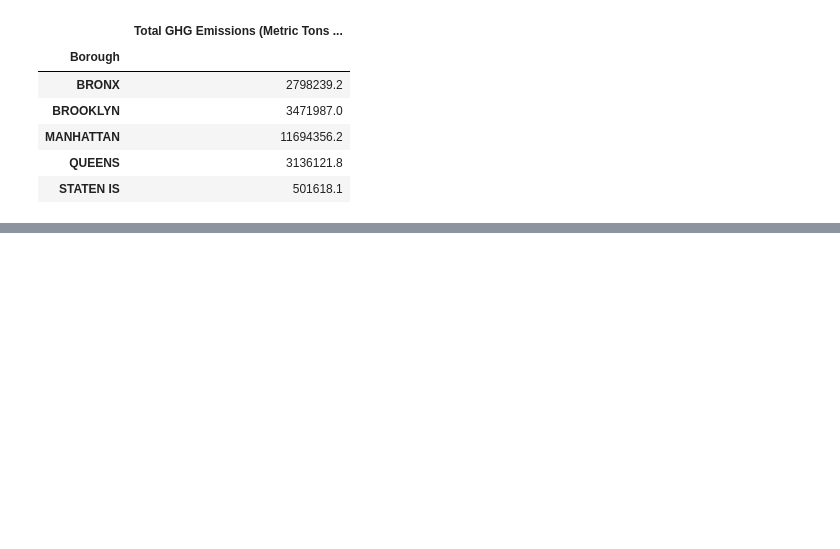
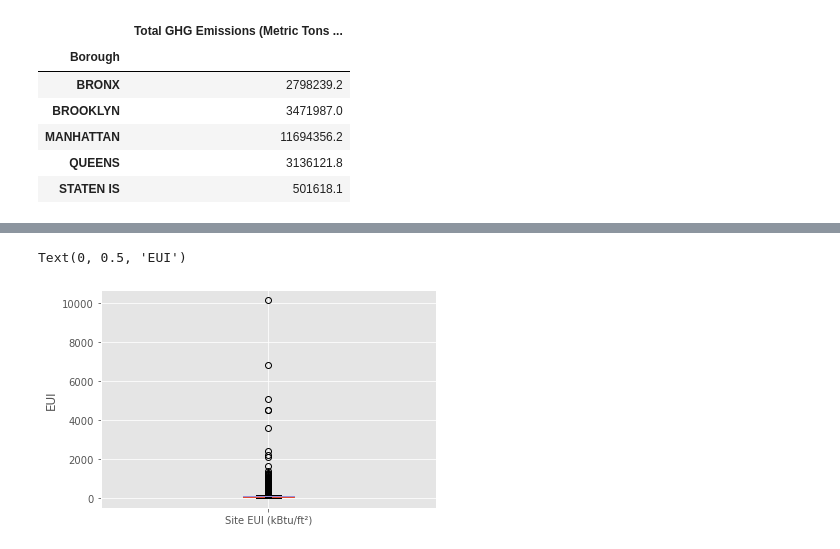
Before and after one commit to ckeo/Python_Project, a Jupyter notebook: EDA.ipynb, the cells around one changed output, grey strips where cells are left out. Drawn from its saved outputs; the diff is of its cells as text; code cells hidden in the pictures; blank space fills up the shorter version.

```diff
--- a/EDA.ipynb
+++ b/EDA.ipynb
@@ -16,6 +30,9 @@ Property Id,Property Name,Parent Property Id,Parent Property Name,Year Ending,"N
 # %%
 import pandas as pd
 import numpy as np
+import plotly
+from matplotlib import pyplot as plt
+plt.style.use('ggplot')
 # %%
 col_of_interest = ["Property Id", "Address 1", "Postcode","Primary Property Type - Self Selected",\
                    "Year Built", "Site EUI (kBtu/ft²)", "Site Energy Use (kBtu)",\
@@ -140,0 +139,2 @@ manhattan2020.sort_values(['Total GHG Emissions (Metric Tons CO2e)'], ascending
+# %%
+data2020 = data2020.loc[data2020['Property Id'] != 6720128]
@@ -140,0 +160,9 @@ manhattan2020.sort_values(['Total GHG Emissions (Metric Tons CO2e)'], ascending
+# %%
+# plt.hist(manhattan2020['Site EUI (kBtu/ft²)'])
+data2020[['Site EUI (kBtu/ft²)']].boxplot()
+plt.ylabel('EUI')
+
+#still have some big outliers but not as bad as before.
+# %% [output]
+Text(0, 0.5, 'EUI')
+[figure, added]
```
Also changed, not shown: parts of 12 cells of this notebook, 2 other files.
